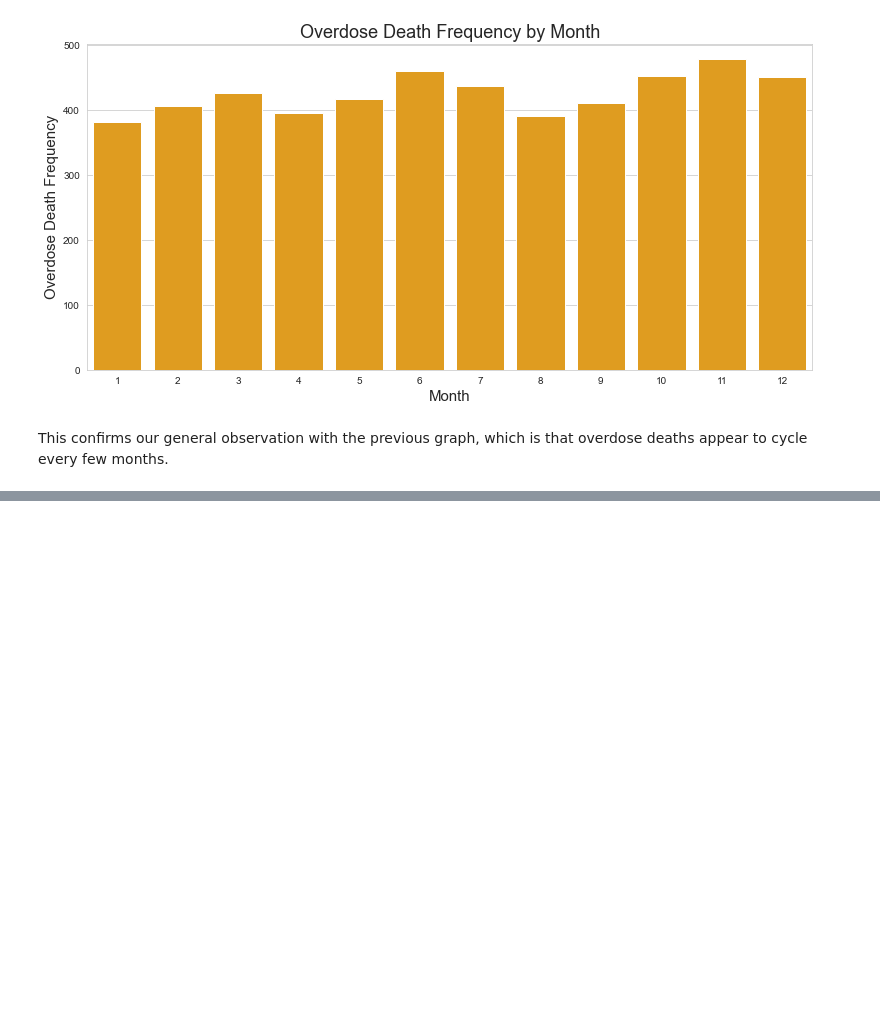
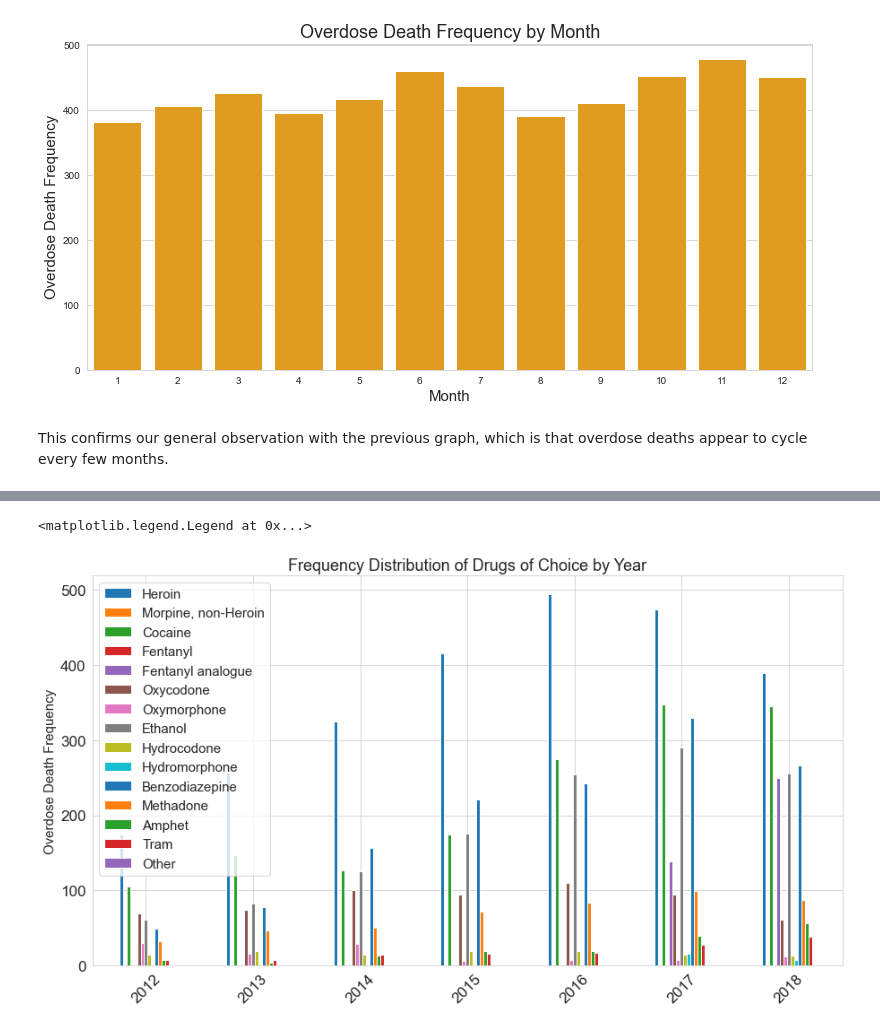
Before and after one commit to eseguia/Drug_Overdose_Deaths, a Jupyter notebook: drug_overdose_deaths.ipynb, the cells around one changed output, grey strips where cells are left out. Saved outputs shown, nothing was run; the diff lists cells and outputs as text; code cells hidden in the pictures; blank space fills up the shorter version.

```diff
--- a/drug_overdose_deaths.ipynb
+++ b/drug_overdose_deaths.ipynb
@@ -243,0 +260,29 @@ This confirms our general observation with the previous graph, which is that ove
+# %%
+her = df[df['Heroin']==1]["year"].value_counts().sort_index()
+morph_NH = df[df['Morphine_NotHeroin']==1]["year"].value_counts().sort_index()
+coke = df[df['Cocaine']==1]["year"].value_counts().sort_index()
+fent = df[df['Fentanyl']==1]["year"].value_counts().sort_index()
+fentA = df[df['Fentanyl_Analogue']==1]["year"].value_counts().sort_index()
+oxyC = df[df['Oxycodone']==1]["year"].value_counts().sort_index()
+oxyM = df[df['Oxymorphone']==1]["year"].value_counts().sort_index()
+eth = df[df['Ethanol']==1]["year"].value_counts().sort_index()
+hydroC = df[df['Hydrocodone']==1]["year"].value_counts().sort_index()
+benzo = df[df['Benzodiazepine']==1]["year"].value_counts().sort_index()
+metha = df[df['Methadone']==1]["year"].value_counts().sort_index()
+amph = df[df['Amphet']==1]["year"].value_counts().sort_index()
+tram = df[df['Tramad']==1]["year"].value_counts().sort_index()
+hydroM = df[df['Hydromorphone']==1]["year"].value_counts().sort_index()
+other = df[df['Other']==1]["year"].value_counts().sort_index()
+# %%
+dfdrugs = pd.concat([her, morph_NH, coke, fent, fentA, oxyC, oxyM, eth, hydroC, hydroM, benzo, metha, amph, tram, other], axis=1)
+dfdrugs.columns=['Heroin','Morpine, non-Heroin', 'Cocaine', 'Fentanyl', 'Fentanyl analogue', 'Oxycodone', 'Oxymorphone', 'Ethanol',
+           'Hydrocodone', 'Hydromorphone', 'Benzodiazepine', 'Methadone', 'Amphet', 'Tram', 'Other']
+ax=dfdrugs.plot(kind='bar',figsize=(15,8),fontsize=15)
+plt.title("Frequency Distribution of Drugs of Choice by Year", fontsize = 18)
+plt.xticks(fontsize = 17, rotation=45)
+plt.yticks(fontsize = 17)
+plt.ylabel("Overdose Death Frequency", fontsize = 15)
+plt.legend(prop={"size":15})
+# %% [output]
+<matplotlib.legend.Legend at 0x...>
+[figure, added]
```
Also changed, not shown: parts of 5 cells of this notebook.
